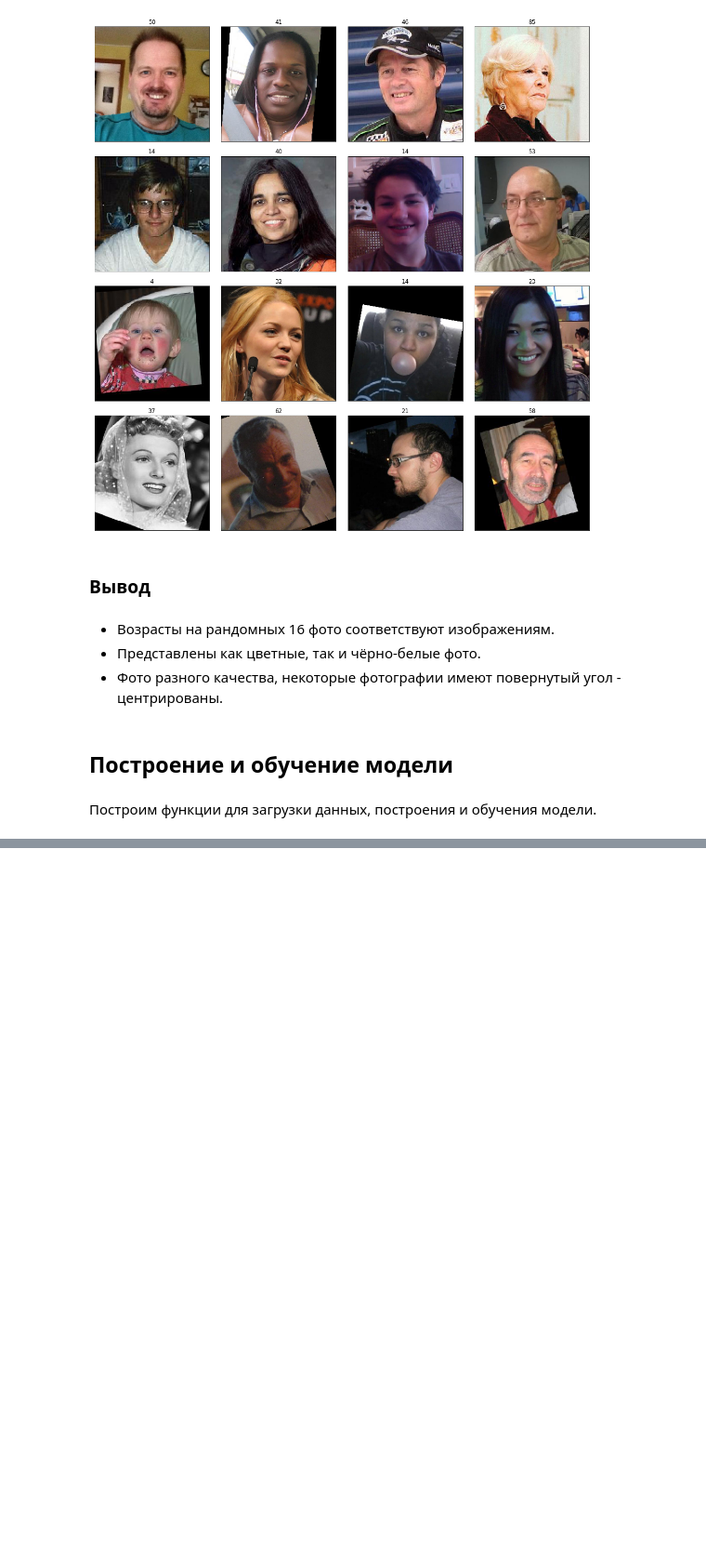
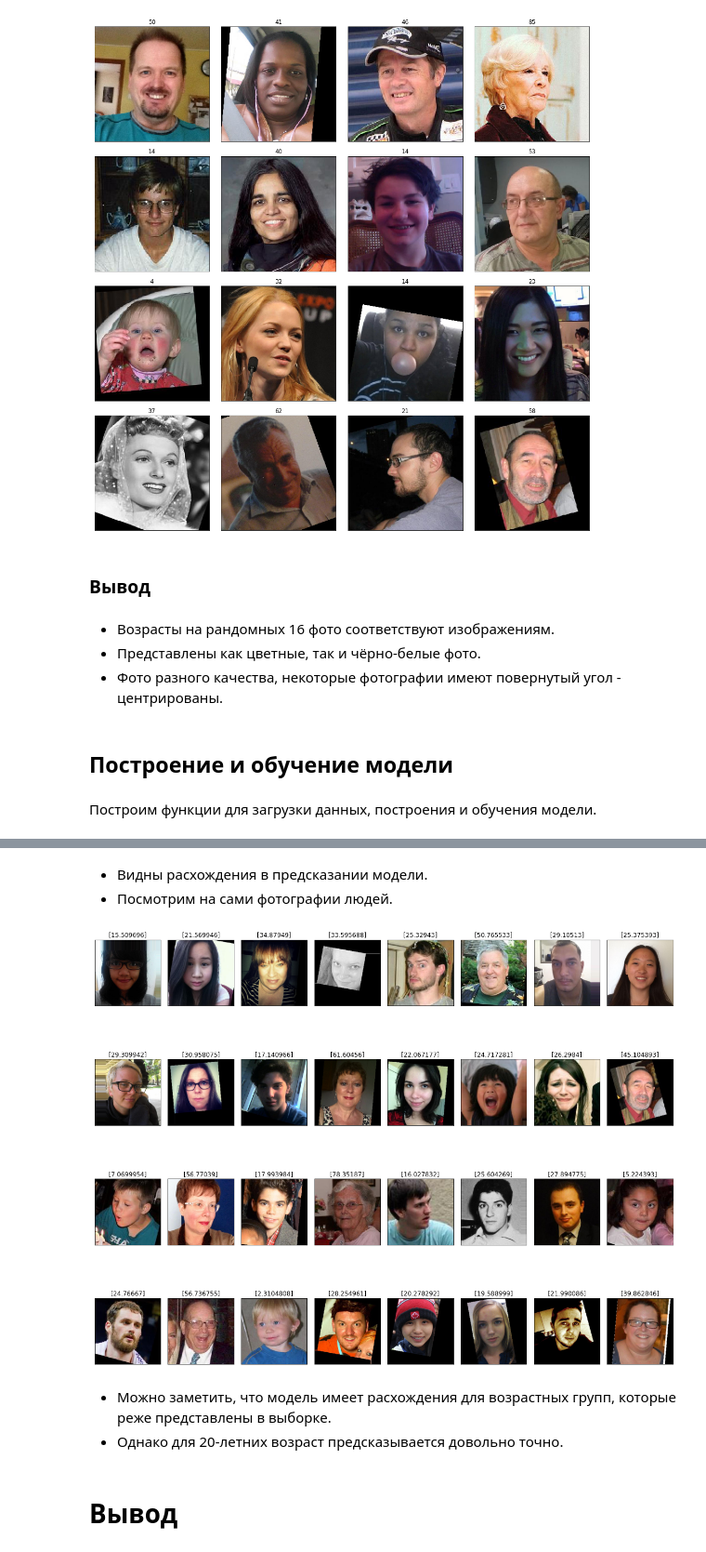
Before and after one commit to podturkinalex/Data_Science_Practicum_Bootcamp, a Jupyter notebook: deep_learning/appa-real-face-age.ipynb, the cells around one changed output, grey strips where cells are left out. Shown at 93% size. Drawn from its saved outputs; the diff is of its cells as text; code cells hidden in the pictures; blank space fills up the shorter version.

Commit message:
Kaggle Notebook | appa_real_face_age | Version 5

```diff
--- a/deep_learning/appa-real-face-age.ipynb
+++ b/deep_learning/appa-real-face-age.ipynb
@@ -154,6 +133,7 @@ for i in range(16):
 # %%
 # Загрузим данные тренировочного датасета
 def load_train(path):
+    labels = pd.read_csv(path + 'labels.csv')
     train_datagen = ImageDataGenerator(
     validation_split=0.25,
     rescale=1./255,
@@ -161,8 +141,8 @@ def load_train(path):
     vertical_flip=True)
 
     train_datagen_flow = train_datagen.flow_from_dataframe(
-        dataframe=labels,
-        directory='../input/appa-real-face-cropped/final_files/final_files',
+        dataframe= labels,
+        directory= path + '/final_files/final_files',
         x_col='file_name',
         y_col='real_age',
         subset='training',
@@ -177,8 +157,8 @@ def load_test(path):
     test_datagen = ImageDataGenerator(validation_split=0.25,
         rescale=1/255.)
     test_datagen_flow = test_datagen.flow_from_dataframe(
-        dataframe=labels,
-        directory='../input/appa-real-face-cropped/final_files/final_files',
+        dataframe= labels,
+        directory= path + '/final_files/final_files',
         x_col='file_name',
         y_col='real_age',
         subset='validation',
@@ -218,3 +198,8 @@ def train_model(model, train_data, test_data, batch_size=None, epochs=12,
               shuffle=True)
 
     return model
+# %%
+# Получим тренировочные и тестовые данные
+path = '../input/appa-real-face-cropped/'
+train_data = load_train(path)
+test_data = load_test(path)
@@ -220,0 +258,3 @@ def train_model(model, train_data, test_data, batch_size=None, epochs=12,
+# %%
+# Загрузим обученную модель
+model = keras.models.load_model('../input/d/podturkinalex/appa-real-face-cropped/rps (3).h5')
@@ -220,0 +263,3 @@ def train_model(model, train_data, test_data, batch_size=None, epochs=12,
+# %%
+# Получим батч из 32 фотографий и возрастов из тестовой выборки
+features_test, target_test = next(test_data)
@@ -220,0 +293,21 @@ def train_model(model, train_data, test_data, batch_size=None, epochs=12,
+# %% [markdown]
+* Видны расхождения в предсказании модели.
+* Посмотрим на сами фотографии людей.
+# %%
+# Посмотрим на предсказанный возраст на фотографиях
+fig = plt.figure(figsize=(16,16))
+for i in range(len(model.predict(features_test))):
+    fig.add_subplot(4, 8, i+1)
+    plt.imshow(features_test[i])
+    plt.title(f'{model.predict(features_test)[i]}')
+  # для компактности удаляем оси и прижимаем изображения друг к другу
+    plt.xticks([])
+    plt.yticks([])
+    plt.tight_layout()
+# %% [output]
+[figure, added]
+# %% [markdown]
+* Можно заметить, что модель имеет расхождения для возрастных групп, которые реже представлены в выборке.
+* Однако для 20-летних возраст предсказывается довольно точно.
+# %% [markdown]
+# Вывод
```
Also changed, not shown: parts of 13 cells of this notebook.
